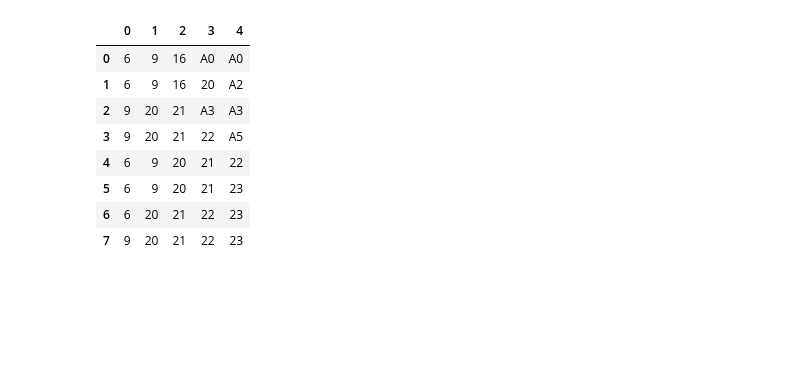
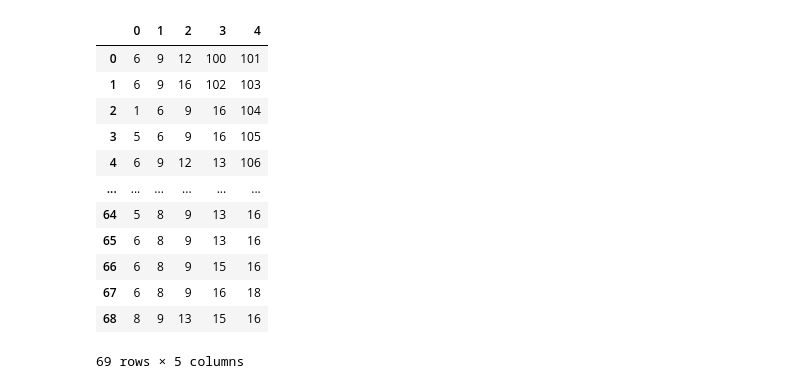
Before and after one commit to BenTward/STATS-547, a Jupyter notebook: ProblemSet4/HypergraphQuestion2.ipynb, the cells around one changed output. Saved outputs shown, nothing was run; the diff lists cells and outputs as text; code cells hidden in the pictures; blank space fills up the shorter version.

Commit message:
Uniform hypergraph from non uniform

```diff
--- a/ProblemSet4/HypergraphQuestion2.ipynb
+++ b/ProblemSet4/HypergraphQuestion2.ipynb
@@ -15,9 +15,10 @@ df = df.apply(pd.to_numeric, errors='coerce')
 # %%
 #(a)-(c)
 edge_list = []
+percentile = 99.9
 for mtype in ['Drezner', 'Wang', 'Taylor']:
     for order in range(3, 6):
         strength, group = multicorrelations(df.values, order=order, mtype=mtype)
-        thresh = np.percentile(strength, 99.9) #I make the threshold by percentile since some hypergraphs were empty with a fixed threshold
+        thresh = np.percentile(strength, percentile) #I make the threshold by percentile since some hypergraphs were empty with a fixed threshold
         idxs = np.where(strength > thresh)[0]
         edge_list.append(group[idxs])
@@ -40,26 +24,0 @@ array([[ 0,  1,  2,  3,  4],
-# %%
-edge_list = []
-nodecount = 0
-max_k = 5
-percentile = 99.99
-
-# Add artificial nodes while maintaining distinct nodes per edge
-for mtype in ['Drezner', 'Wang', 'Taylor']:
-    for order in range(3, max_k + 1):
-        strength, group = multicorrelations(df.values, order=order, mtype=mtype)
-        thresh = np.percentile(strength, percentile)
-        idxs = np.where(strength > thresh)[0]
-
-        for idx in idxs:
-            adjusted_group = list(group[idx])
-            if len(adjusted_group) < max_k:
-                # Add distinct artificial nodes until the group has max_k nodes
-                while len(adjusted_group) < max_k:
-                    artificial_node_name = f"A{nodecount}"
-                    adjusted_group.append(artificial_node_name)  # Append this unique artificial node
-                    nodecount += 1
-
-            edge_list.append(adjusted_group)  # Add the distinct adjusted group to the edge list
-
-# Check the resulting edge list as a DataFrame
-pd.DataFrame(edge_list).head(20)
@@ -75,0 +25,14 @@ y_positions=[np.int64(0), np.int64(1), np.int64(2), np.int64(3), np.int64(4), np
+# %%
+#Create non-uniform hypergraph by combining everything above.
+all_edges = [edge for sublist in edge_list for edge in sublist]
+
+# My method to make uniform hypergraph
+max_k = 5
+newnodeinit = 100
+for i in range(len(all_edges)):
+    while len(all_edges[i]) < max_k:
+        all_edges[i] = np.append(all_edges[i], newnodeinit)
+        newnodeinit +=1
+
+HG = Hypergraph(all_edges)
+draw.incidence_plot(HG, node_labels = 'Names')
@@ -76,12 +43,16 @@ y_positions=[np.int64(0), np.int64(1), np.int64(2), np.int64(3), np.int64(4), np
 # %%
-pd.DataFrame(edge_list)
+pd.DataFrame(all_edges)
 # %% [output]
 |  | 0 | 1 | 2 | 3 | 4 |
-| 0 | 6 | 9 | 16 | A0 | A0 |
-| 1 | 6 | 9 | 16 | 20 | A2 |
-| 2 | 9 | 20 | 21 | A3 | A3 |
-| 3 | 9 | 20 | 21 | 22 | A5 |
-| 4 | 6 | 9 | 20 | 21 | 22 |
-| 5 | 6 | 9 | 20 | 21 | 23 |
-| 6 | 6 | 20 | 21 | 22 | 23 |
-| 7 | 9 | 20 | 21 | 22 | 23 |
+| 0 | 6 | 9 | 12 | 100 | 101 |
+| 1 | 6 | 9 | 16 | 102 | 103 |
+| 2 | 1 | 6 | 9 | 16 | 104 |
+| 3 | 5 | 6 | 9 | 16 | 105 |
+| 4 | 6 | 9 | 12 | 13 | 106 |
+| ... | ... | ... | ... | ... | ... |
+| 64 | 5 | 8 | 9 | 13 | 16 |
+| 65 | 6 | 8 | 9 | 13 | 16 |
+| 66 | 6 | 8 | 9 | 15 | 16 |
+| 67 | 6 | 8 | 9 | 16 | 18 |
+| 68 | 8 | 9 | 13 | 15 | 16 |
+69 rows × 5 columns
```
Also changed, not shown: parts of 4 cells of this notebook.
